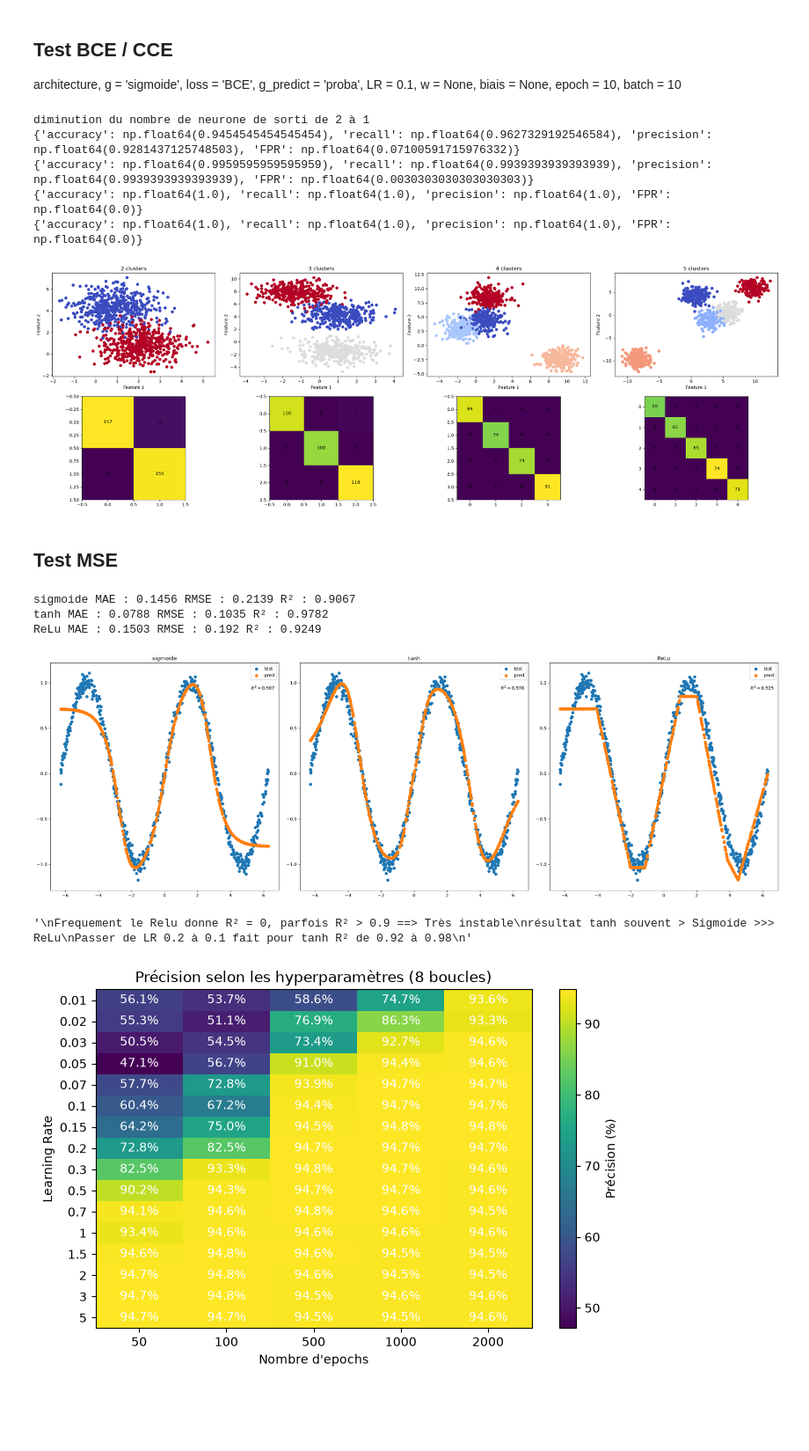
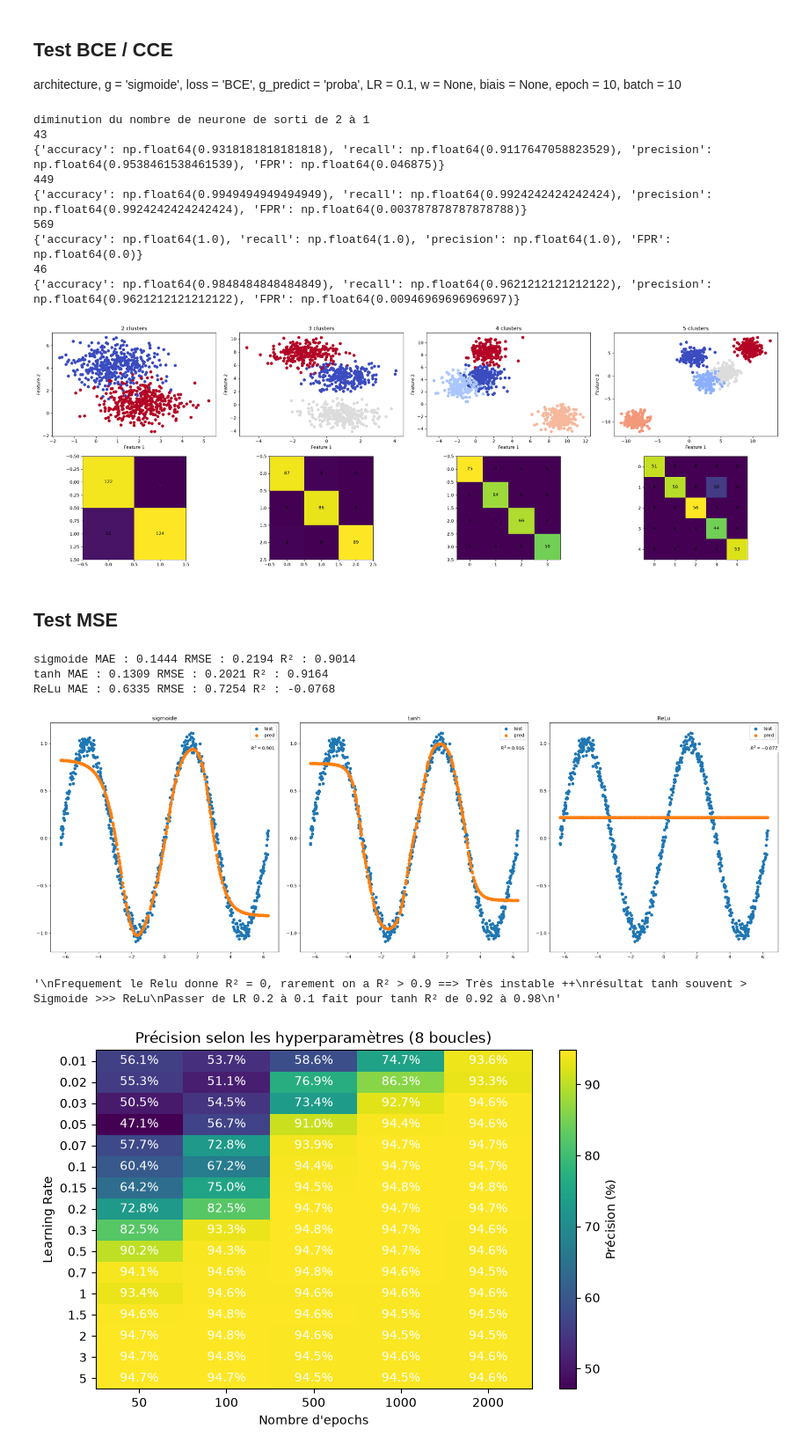
Before and after one commit to Mithrafk/Cours-Python, a Jupyter notebook: python perso/MLP.ipynb, the cells around one changed output. Shown at 88% size. Cells and saved outputs as stored; diff of their text form; code cells hidden in the pictures; blank space fills up the shorter version.

```diff
--- a/python perso/MLP.ipynb
+++ b/python perso/MLP.ipynb
@@ -401,7 +438,7 @@ class MLP:
 
         display(Markdown("\n".join(code)))
 # %%
-mod = MLP([3,2,2])
+mod = MLP([3,2,4,2])
 mod.mermaid(False) # Print le shema du reseau de neurone
 # Si le graph est bugge, clear cell (alt+del) output puis relancer
 # %% [output]
@@ -469,7 +526,7 @@ L = [2, 3, 4, 5]
 fig, axes = plt.subplots(2, len(L), figsize=(24, 8))
 
 for i, k in enumerate(L):
-    X, y = make_blobs(n_samples=1000,centers=k,n_features=k,random_state=0)
+    X, y = make_blobs(n_samples=800,centers=k,n_features=k,random_state=0)
 
     X_train, X_test, y_train, y_test = train_test_split(X, y, test_size=0.33, random_state=0)
 
@@ -478,7 +535,7 @@ for i, k in enumerate(L):
     axes[0][i].set_xlabel("Feature 1")
     axes[0][i].set_ylabel("Feature 2")
 
-    mod = MLP([X.shape[1],4,4,4,len(np.unique(y))], g_predict='label', LR = 0.4, epoch = 1000)
+    mod = MLP([X.shape[1],3,3,len(np.unique(y))], g_predict='label', LR = 0.2, epoch = 1000)
     mod.fit(X_train, y_train)
     yhat = mod.predict(X_test)
     score, cm = mod.scoring(yhat, y_test)
@@ -494,11 +551,15 @@ plt.tight_layout()
 plt.show()
 # %% [output]
 diminution du nombre de neurone de sorti de 2 à 1
-{'accuracy': np.float64(0.9454545454545454), 'recall': np.float64(0.9627329192546584), 'precision': np.float64(0.9281437125748503), 'FPR': np.float64(0.07100591715976332)}
-{'accuracy': np.float64(0.9959595959595959), 'recall': np.float64(0.9939393939393939), 'precision': np.float64(0.9939393939393939), 'FPR': np.float64(0.0030303030303030303)}
+43
+{'accuracy': np.float64(0.9318181818181818), 'recall': np.float64(0.9117647058823529), 'precision': np.float64(0.9538461538461539), 'FPR': np.float64(0.046875)}
+449
+{'accuracy': np.float64(0.9949494949494949), 'recall': np.float64(0.9924242424242424), 'precision': np.float64(0.9924242424242424), 'FPR': np.float64(0.003787878787878788)}
+569
 {'accuracy': np.float64(1.0), 'recall': np.float64(1.0), 'precision': np.float64(1.0), 'FPR': np.float64(0.0)}
-{'accuracy': np.float64(1.0), 'recall': np.float64(1.0), 'precision': np.float64(1.0), 'FPR': np.float64(0.0)}
+46
+{'accuracy': np.float64(0.9848484848484849), 'recall': np.float64(0.9621212121212122), 'precision': np.float64(0.9621212121212122), 'FPR': np.float64(0.00946969696969697)}
-[figure, old version]
+[figure, new version]
 # %% [markdown]
 ## Test MSE
 # %%
@@ -516,40 +577,40 @@ for k, activation in enumerate(L):
         g=activation,
         loss='MSE',
         epoch=100,
-        LR=0.1
+        LR=0.2
     )
     mod.fit(X_train, y_train)
     yhat = mod.predict(X_test)
 
     score = mod.scoring(yhat, y_test)
     print(activation, 'MAE :', np.round(score[0],4),'RMSE :', np.round(score[1],4),'R² :', np.round(score[2],4))
 
     axes[k].scatter(X_test, y_test, label='test')
     axes[k].scatter(X_test, yhat, label='pred')
     axes[k].set_title(activation)
     axes[k].text(
        0.88, 0.9,
         rf'$R^2 = {score[2]:.3f}$',
         transform=axes[k].transAxes,
         verticalalignment='top',
         bbox=dict(facecolor='white', alpha=0.8, edgecolor='none')
     )
     axes[k].legend()
 
 plt.tight_layout()
 plt.show()
 
 '''
 Frequement le Relu donne R² = 0, rarement on a R² > 0.9 ==> Très instable ++
 résultat tanh souvent > Sigmoide >>> ReLu
 Passer de LR 0.2 à 0.1 fait pour tanh R² de 0.92 à 0.98
 '''
 # %% [output]
-sigmoide MAE : 0.1456 RMSE : 0.2139 R² : 0.9067
-tanh MAE : 0.0788 RMSE : 0.1035 R² : 0.9782
-ReLu MAE : 0.1503 RMSE : 0.192 R² : 0.9249
+sigmoide MAE : 0.1444 RMSE : 0.2194 R² : 0.9014
+tanh MAE : 0.1309 RMSE : 0.2021 R² : 0.9164
+ReLu MAE : 0.6335 RMSE : 0.7254 R² : -0.0768
-[figure, old version]
+[figure, new version]
-'\nFrequement le Relu donne R² = 0, parfois R² > 0.9 ==> Très instable\nrésultat tanh souvent > Sigmoide >>> ReLu\nPasser de LR 0.2 à 0.1 fait pour tanh R² de 0.92 à 0.98\n'
+'\nFrequement le Relu donne R² = 0, rarement on a R² > 0.9 ==> Très instable ++\nrésultat tanh souvent > Sigmoide >>> ReLu\nPasser de LR 0.2 à 0.1 fait pour tanh R² de 0.92 à 0.98\n'
 # %%
 learning_rates = [0.01, 0.02, 0.03, 0.05, 0.07, 0.1, 0.15, 0.2, 0.3, 0.5, 0.7, 1, 1.5, 2, 3, 5]
 epochs = [50, 100, 500, 1000, 2000]
```
Also changed, not shown: parts of 3 cells of this notebook, 16 other files.
